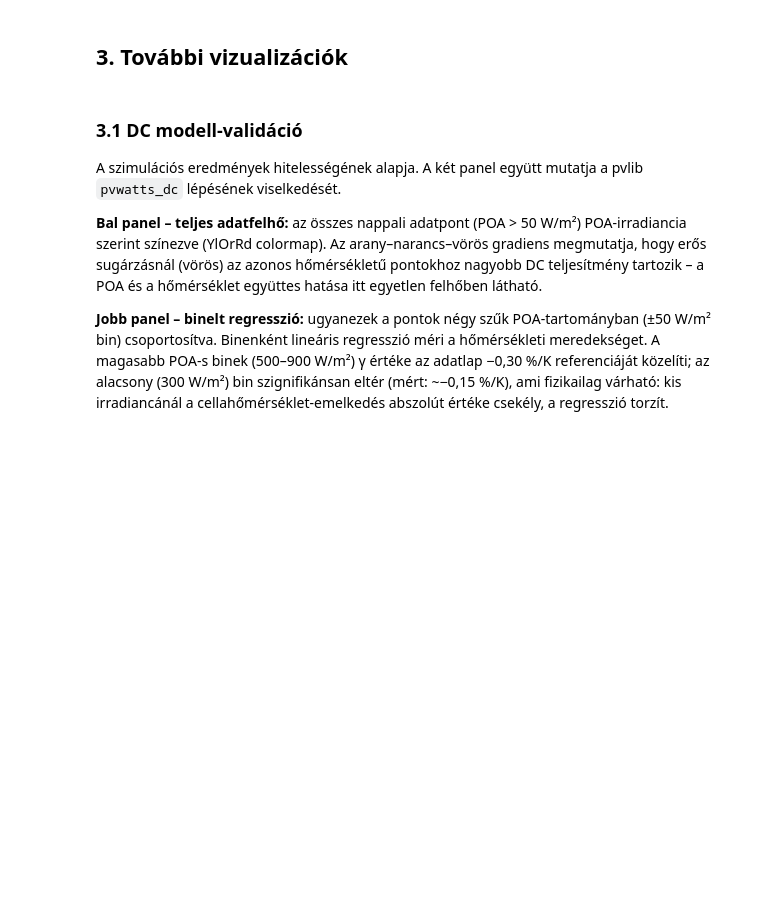
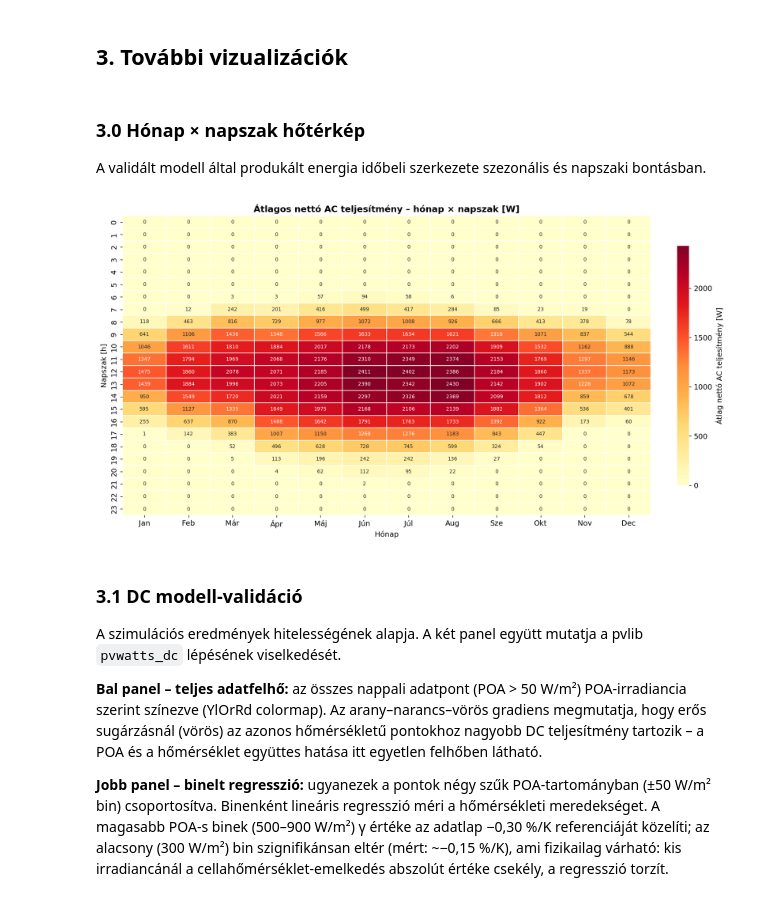
Before and after one commit to csabatatrai/solar-ml-pipeline, a Jupyter notebook: analysis.ipynb, the cells around one changed output. Cells and saved outputs as stored; diff of their text form; code cells hidden in the pictures; blank space fills up the shorter version.

```diff
--- a/analysis.ipynb
+++ b/analysis.ipynb
@@ -385,6 +385,45 @@ timestamp
 2023-01-01 10:00:00+01:00         229.41
 # %% [markdown]
 ## 3. További vizualizációk
+# %% [markdown]
+### 3.0 Hónap × napszak hőtérkép
+
+A validált modell által produkált energia időbeli szerkezete szezonális és napszaki bontásban.
+# %%
+import math
+from config import C_HEATMAP, MPL_DEFAULTS
+plt.rcParams.update(MPL_DEFAULTS)
+import seaborn as sns
+import numpy as np
+import matplotlib.pyplot as plt
+from config import DETAILED_SYSTEM_LOSSES
+
+MONTH_HU = [
+    "Jan", "Feb", "Már", "Ápr", "Máj", "Jún",
+    "Júl", "Aug", "Sze", "Okt", "Nov", "Dec",
+]
+derate_live = math.prod(1.0 - v for v in DETAILED_SYSTEM_LOSSES.values())
+
+pivot = df_pv.assign(
+    p_ac_net=df_pv["p_ac"] * derate_live,
+    _month=df_pv.index.month,
+    _hour=df_pv.index.hour,
+).pivot_table(values="p_ac_net", index="_hour", columns="_month", aggfunc="mean")
+pivot.columns = MONTH_HU
+pivot.index.name = "Napszak [h]"
+
+fig, ax = plt.subplots(figsize=(13, 7), layout="constrained")
+sns.heatmap(
+    pivot, ax=ax, cmap="YlOrRd", linewidths=0.2,
+    cbar_kws={"label": "Átlag nettó AC teljesítmény [W]", "shrink": 0.8},
+    annot=True, fmt=".0f", annot_kws={"size": 7.5},
+)
+ax.set_title("Átlagos nettó AC teljesítmény – hónap × napszak [W]", fontweight="bold")
+ax.set_xlabel("Hónap")
+
+plt.show()
+# %% [output]
+[figure, added]
 # %% [markdown]
 <a id="viz-scatter"></a>
 
```
Also changed, not shown: parts of 2 cells of this notebook, 2 other files.
